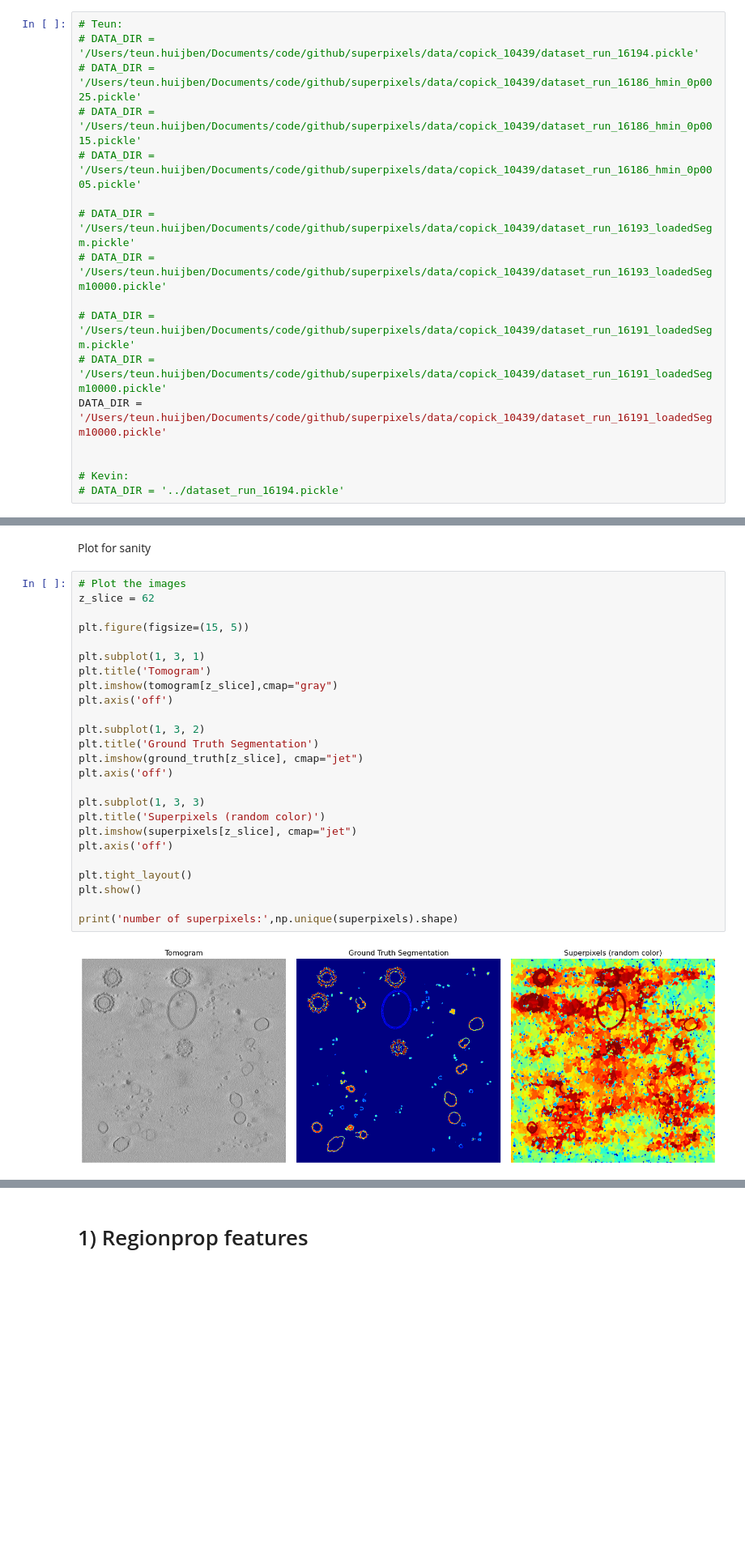
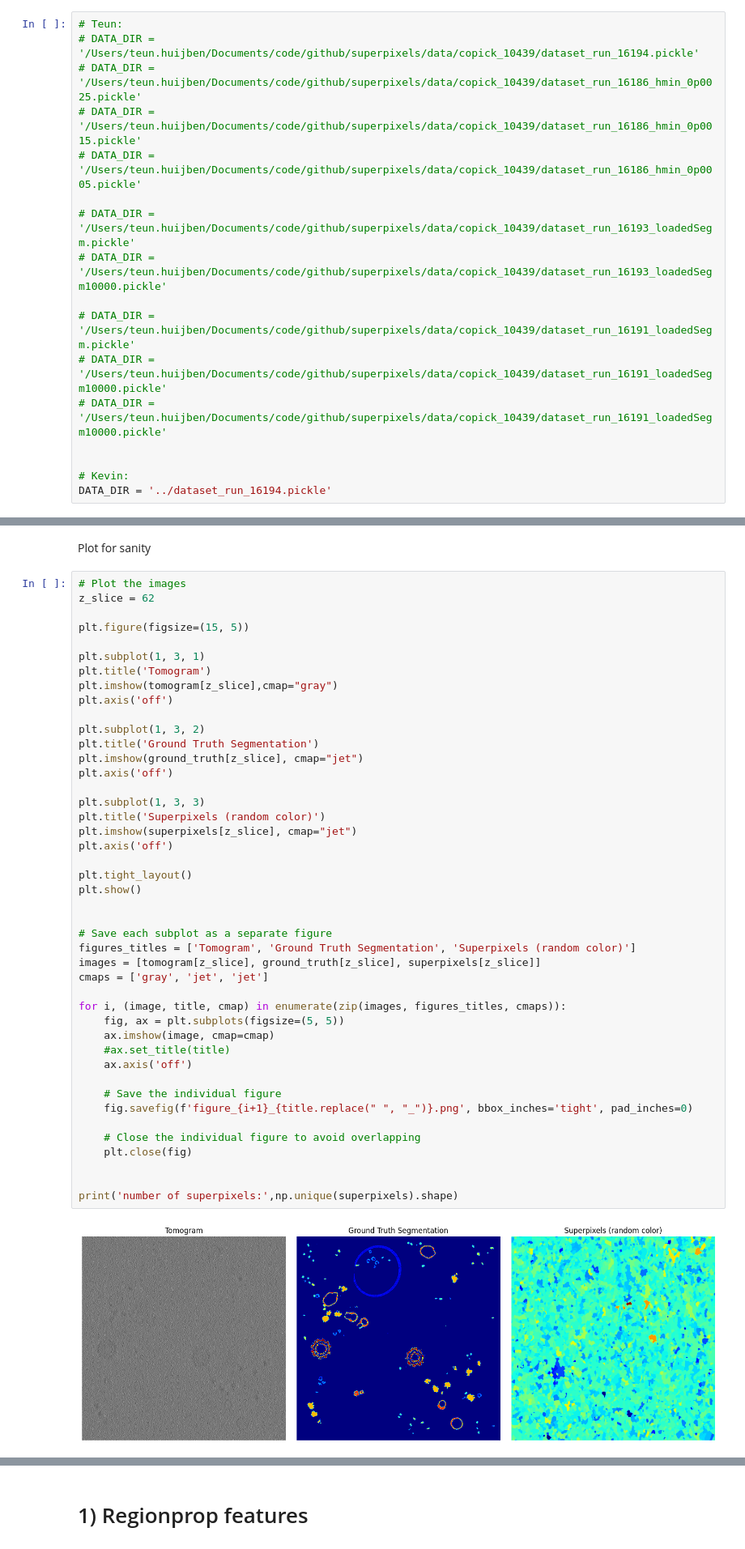
Before and after one commit to cellcanvas/superpixels, a Jupyter notebook: notebooks/superpixel2embedding.ipynb, the cells around one changed output, grey strips where cells are left out. Shown at 81% size. Drawn from its saved outputs; the diff is of its cells as text; blank space fills up the shorter version.

```diff
--- a/notebooks/superpixel2embedding.ipynb
+++ b/notebooks/superpixel2embedding.ipynb
@@ -33,11 +29,11 @@ User-specific path
 
 # DATA_DIR = '/Users/teun.huijben/Documents/code/github/superpixels/data/copick_10439/dataset_run_16191_loadedSegm.pickle'
 # DATA_DIR = '/Users/teun.huijben/Documents/code/github/superpixels/data/copick_10439/dataset_run_16191_loadedSegm10000.pickle'
-DATA_DIR = '/Users/teun.huijben/Documents/code/github/superpixels/data/copick_10439/dataset_run_16191_loadedSegm10000.pickle'
+# DATA_DIR = '/Users/teun.huijben/Documents/code/github/superpixels/data/copick_10439/dataset_run_16191_loadedSegm10000.pickle'
 
 
 # Kevin:
-# DATA_DIR = '../dataset_run_16194.pickle'
+DATA_DIR = '../dataset_run_16194.pickle'
 # %% [markdown]
 Load data
 # %%
@@ -53,27 +49,46 @@ Plot for sanity
 # %%
 # Plot the images
 z_slice = 62
 
 plt.figure(figsize=(15, 5))
 
 plt.subplot(1, 3, 1)
 plt.title('Tomogram')
 plt.imshow(tomogram[z_slice],cmap="gray")
 plt.axis('off')
 
 plt.subplot(1, 3, 2)
 plt.title('Ground Truth Segmentation')
 plt.imshow(ground_truth[z_slice], cmap="jet")
 plt.axis('off')
 
 plt.subplot(1, 3, 3)
 plt.title('Superpixels (random color)')
 plt.imshow(superpixels[z_slice], cmap="jet")
 plt.axis('off')
 
 plt.tight_layout()
 plt.show()
 
+
+# Save each subplot as a separate figure
+figures_titles = ['Tomogram', 'Ground Truth Segmentation', 'Superpixels (random color)']
+images = [tomogram[z_slice], ground_truth[z_slice], superpixels[z_slice]]
+cmaps = ['gray', 'jet', 'jet']
+
+for i, (image, title, cmap) in enumerate(zip(images, figures_titles, cmaps)):
+    fig, ax = plt.subplots(figsize=(5, 5))
+    ax.imshow(image, cmap=cmap)
+    #ax.set_title(title)
+    ax.axis('off')
+
+    # Save the individual figure
+    fig.savefig(f'figure_{i+1}_{title.replace(" ", "_")}.png', bbox_inches='tight', pad_inches=0)
+
+    # Close the individual figure to avoid overlapping
+    plt.close(fig)
+
+
 print('number of superpixels:',np.unique(superpixels).shape)
 # %% [output]
-[figure, old version]
+[figure, new version]
```
Also changed, not shown: parts of 4 cells of this notebook, 1 other file.
